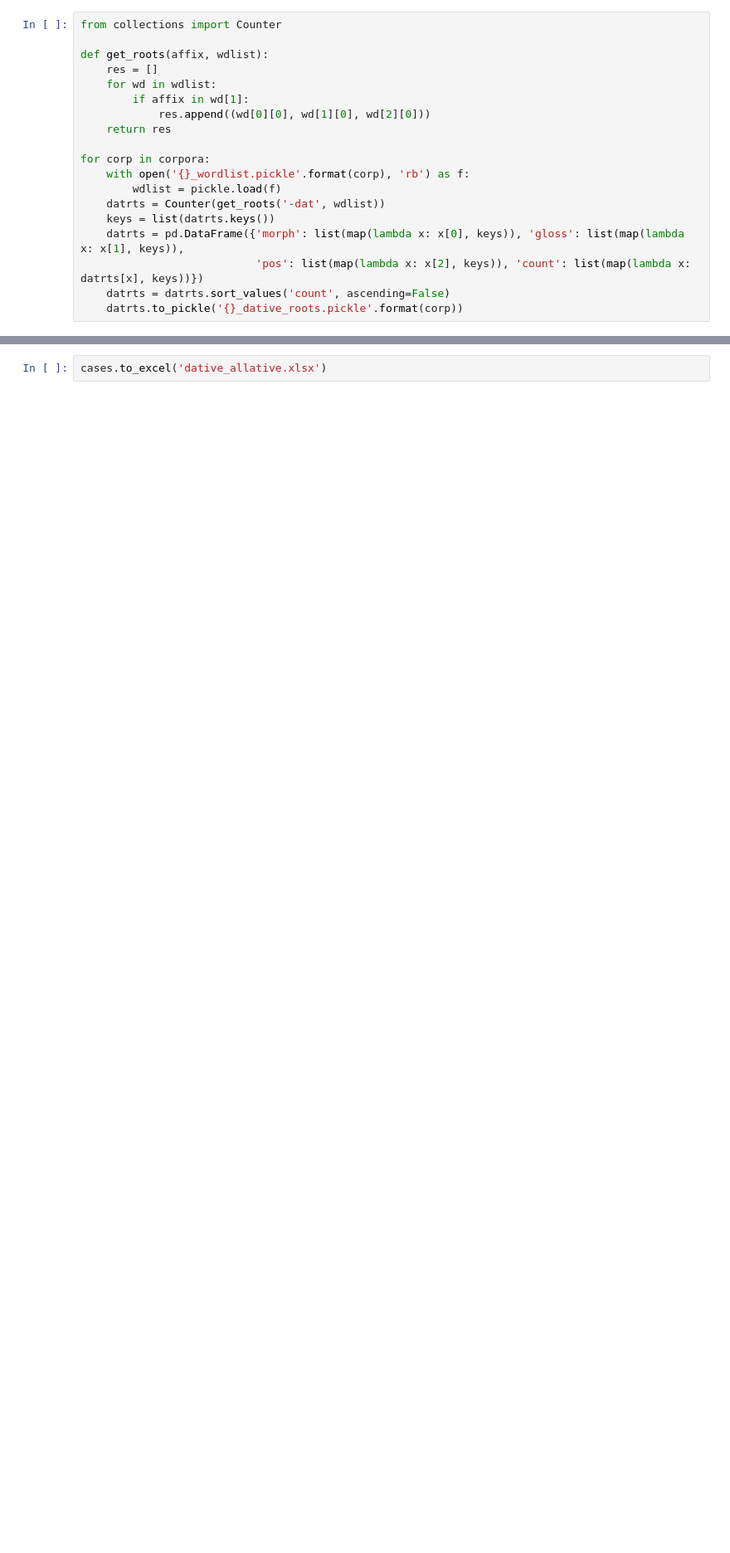
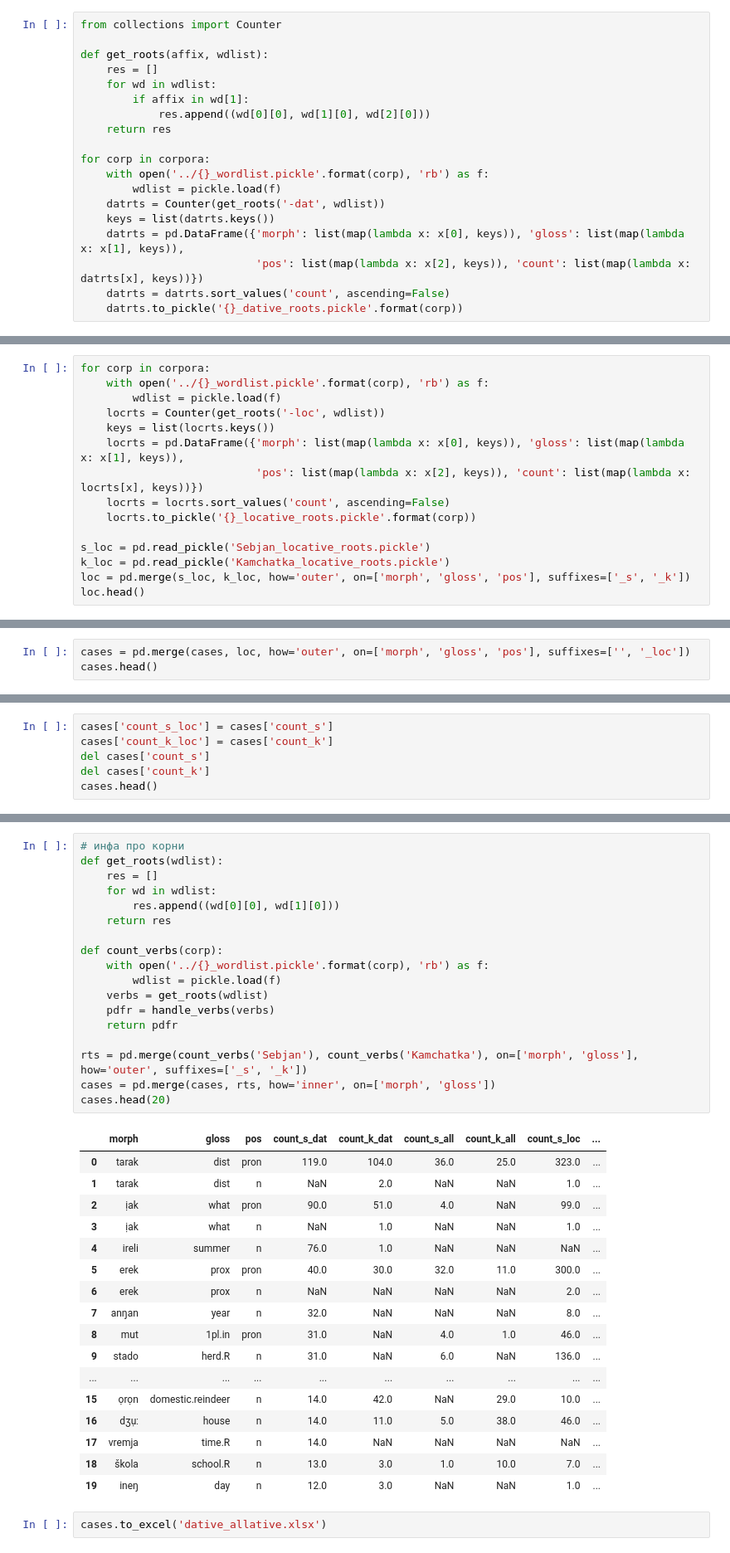
Before and after one commit to BasilisAndr/even, a Jupyter notebook: cases/cases.ipynb, the cells around one changed output, grey strips where cells are left out. Shown at 83% size. Cells and saved outputs as stored; diff of their text form; blank space fills up the shorter version.

```diff
--- a/cases/cases.ipynb
+++ b/cases/cases.ipynb
@@ -38,7 +38,7 @@ def get_roots(affix, wdlist):
     return res
 
 for corp in corpora:
-    with open('{}_wordlist.pickle'.format(corp), 'rb') as f:
+    with open('../{}_wordlist.pickle'.format(corp), 'rb') as f:
         wdlist = pickle.load(f)
     datrts = Counter(get_roots('-dat', wdlist))
     keys = list(datrts.keys())
@@ -139,3 +139,18 @@ cases.head()
 | 2 | ireli | summer | n | 76.0 | 1.0 | NaN | NaN |
 | 3 | erek | prox | pron | 40.0 | 30.0 | 32.0 | 11.0 |
 | 4 | anŋan | year | n | 32.0 | NaN | NaN | NaN |
+# %%
+for corp in corpora:
+    with open('../{}_wordlist.pickle'.format(corp), 'rb') as f:
+        wdlist = pickle.load(f)
+    locrts = Counter(get_roots('-loc', wdlist))
+    keys = list(locrts.keys())
+    locrts = pd.DataFrame({'morph': list(map(lambda x: x[0], keys)), 'gloss': list(map(lambda x: x[1], keys)),
+                           'pos': list(map(lambda x: x[2], keys)), 'count': list(map(lambda x: locrts[x], keys))})
+    locrts = locrts.sort_values('count', ascending=False)
+    locrts.to_pickle('{}_locative_roots.pickle'.format(corp))
+
+s_loc = pd.read_pickle('Sebjan_locative_roots.pickle')
+k_loc = pd.read_pickle('Kamchatka_locative_roots.pickle')
+loc = pd.merge(s_loc, k_loc, how='outer', on=['morph', 'gloss', 'pos'], suffixes=['_s', '_k'])
+loc.head()
@@ -141,0 +164,3 @@ cases.head()
+# %%
+cases = pd.merge(cases, loc, how='outer', on=['morph', 'gloss', 'pos'], suffixes=['', '_loc'])
+cases.head()
@@ -141,0 +174,6 @@ cases.head()
+# %%
+cases['count_s_loc'] = cases['count_s']
+cases['count_k_loc'] = cases['count_k']
+del cases['count_s']
+del cases['count_k']
+cases.head()
@@ -142,2 +187,38 @@ cases.head()
+# %%
+# инфа про корни
+def get_roots(wdlist):
+    res = []
+    for wd in wdlist:
+        res.append((wd[0][0], wd[1][0]))
+    return res
+
+def count_verbs(corp):
+    with open('../{}_wordlist.pickle'.format(corp), 'rb') as f:
+        wdlist = pickle.load(f)
+    verbs = get_roots(wdlist)
+    pdfr = handle_verbs(verbs)
+    return pdfr
+
+rts = pd.merge(count_verbs('Sebjan'), count_verbs('Kamchatka'), on=['morph', 'gloss'], how='outer', suffixes=['_s', '_k'])
+cases = pd.merge(cases, rts, how='inner', on=['morph', 'gloss'])
+cases.head(20)
+# %% [output]
+|  | morph | gloss | pos | count_s_dat | count_k_dat | count_s_all | count_k_all | count_s_loc | ... |
+| 0 | tarak | dist | pron | 119.0 | 104.0 | 36.0 | 25.0 | 323.0 | ... |
+| 1 | tarak | dist | n | NaN | 2.0 | NaN | NaN | 1.0 | ... |
+| 2 | ịak | what | pron | 90.0 | 51.0 | 4.0 | NaN | 99.0 | ... |
+| 3 | ịak | what | n | NaN | 1.0 | NaN | NaN | 1.0 | ... |
+| 4 | ireli | summer | n | 76.0 | 1.0 | NaN | NaN | NaN | ... |
+| 5 | erek | prox | pron | 40.0 | 30.0 | 32.0 | 11.0 | 300.0 | ... |
+| 6 | erek | prox | n | NaN | NaN | NaN | NaN | 2.0 | ... |
+| 7 | anŋan | year | n | 32.0 | NaN | NaN | NaN | 8.0 | ... |
+| 8 | mut | 1pl.in | pron | 31.0 | NaN | 4.0 | 1.0 | 46.0 | ... |
+| 9 | stado | herd.R | n | 31.0 | NaN | 6.0 | NaN | 136.0 | ... |
+| ... | ... | ... | ... | ... | ... | ... | ... | ... | ... |
+| 15 | ọrọn | domestic.reindeer | n | 14.0 | 42.0 | NaN | 29.0 | 10.0 | ... |
+| 16 | dʒụː | house | n | 14.0 | 11.0 | 5.0 | 38.0 | 46.0 | ... |
+| 17 | vremja | time.R | n | 14.0 | NaN | NaN | NaN | NaN | ... |
+| 18 | škola | school.R | n | 13.0 | 3.0 | 1.0 | 10.0 | 7.0 | ... |
+| 19 | ineŋ | day | n | 12.0 | 3.0 | NaN | NaN | 1.0 | ... |
 # %%
 cases.to_excel('dative_allative.xlsx')
```
Also changed, not shown: parts of 8 cells of this notebook, 7 other files.
